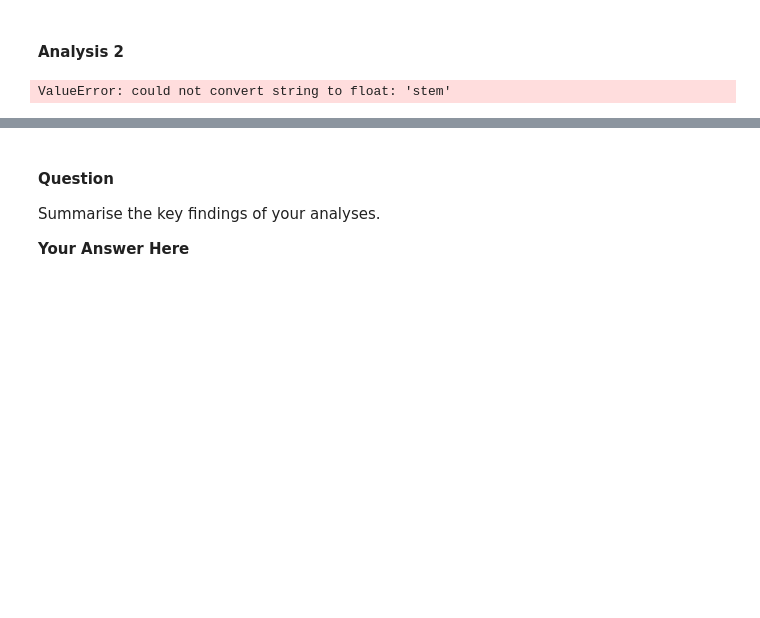
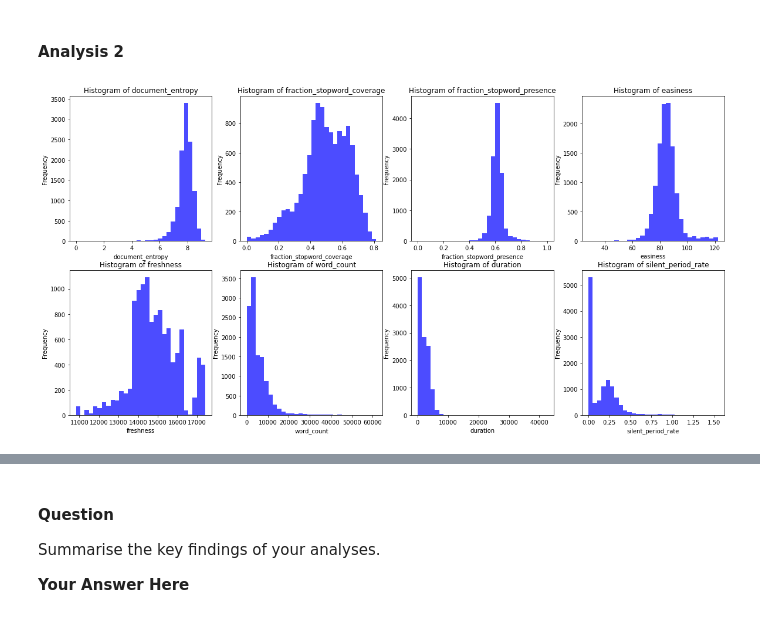
Before and after one commit to Beatrice-cyber/FAI, a Jupyter notebook: cw/COMP0186_CW1/assignment_COMP0186.ipynb, the cells around one changed output, grey strips where cells are left out. Cells and saved outputs as stored; diff of their text form; code cells hidden in the pictures; blank space fills up the shorter version.

Commit message:
plots

```diff
--- a/cw/COMP0186_CW1/assignment_COMP0186.ipynb
+++ b/cw/COMP0186_CW1/assignment_COMP0186.ipynb
@@ -217,5 +175,7 @@ From the above heamap, we can see that the for our y label(median engagement), c
 # %% [markdown]
 #### Analysis 2
 # %%
+import scipy.stats as stats
+features = ['document_entropy', 'fraction_stopword_coverage','fraction_stopword_presence',
+            'easiness','freshness', 'word_count',
+            'duration', 'silent_period_rate']
-# %% [output]
-ValueError: could not convert string to float: 'stem'
@@ -223,0 +182,11 @@ ValueError: could not convert string to float: 'stem'
+# %%
+fig, axes = plt.subplots(2, 4, figsize=(20, 10))
+axes = axes.flatten()
+for i, col in enumerate(features):
+    data = lecture_noCat[col]
+    axes[i].hist(data, bins=30, color='blue', alpha=0.7)  # Create histogram
+    axes[i].set_title(f"Histogram of {col}")
+    axes[i].set_xlabel(col)
+    axes[i].set_ylabel('Frequency')
+# %% [output]
+[figure, added]
```
Also changed, not shown: parts of 7 cells of this notebook.
